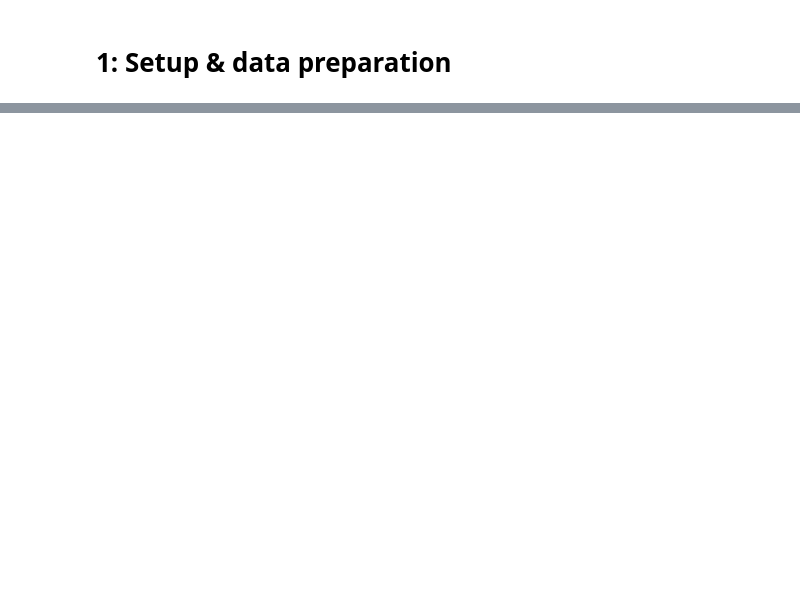
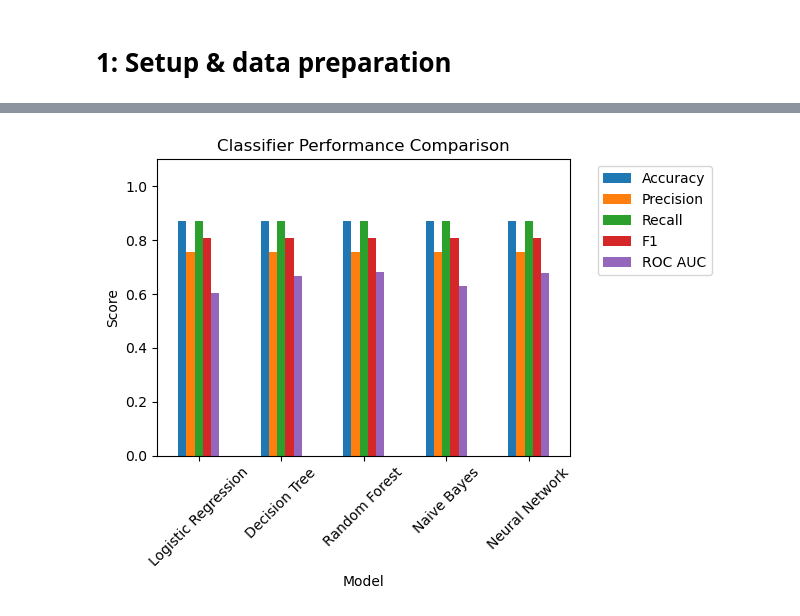
Before and after one commit to ErwannL/Fitbit, a Jupyter notebook: src/algorithm.ipynb, the cells around one changed output, grey strips where cells are left out. Cells and saved outputs as stored; diff of their text form; code cells hidden in the pictures; blank space fills up the shorter version.

Commit message:
add end of comparison

```diff
--- a/src/algorithm.ipynb
+++ b/src/algorithm.ipynb
@@ -1046,0 +474,79 @@ COMPREHENSIVE MODEL COMPARISON - ACCURACY FOR ALL MODELS
+# %%
+from sklearn.linear_model import LogisticRegression
+from sklearn.tree import DecisionTreeClassifier
+from sklearn.ensemble import RandomForestClassifier
+from sklearn.naive_bayes import GaussianNB
+from sklearn.svm import SVC
+from sklearn.neural_network import MLPClassifier
+from sklearn.metrics import (accuracy_score, precision_score, recall_score, f1_score,
+                                roc_auc_score)
+import pandas as pd
+import matplotlib.pyplot as plt
+import scipy.sparse
+
+# Assuming X_train_preprocessed, X_test_preprocessed, y_class_train, and y_class_test are already defined
+
+# Check if the data is sparse and convert if necessary
+X_train_dense = X_train_preprocessed.toarray() if scipy.sparse.issparse(X_train_preprocessed) else X_train_preprocessed
+X_test_dense = X_test_preprocessed.toarray() if scipy.sparse.issparse(X_test_preprocessed) else X_test_preprocessed
+
+# Classifiers
+classifiers = {
+    "Logistic Regression": LogisticRegression(max_iter=1000, random_state=42),
+    "Decision Tree": DecisionTreeClassifier(max_depth=3, random_state=42),
+    "Random Forest": RandomForestClassifier(n_estimators=100, random_state=42),
+    "Naive Bayes": GaussianNB(),
+    "Neural Network": MLPClassifier(hidden_layer_sizes=(50,), max_iter=1000, random_state=42)
+}
+
+print("="*50)
+print("ALL CLASSIFIERS COMPARISON")
+print("="*50)
+
+clf_results = []
+for name, clf in classifiers.items():
+    # Fit and predict
+    if name == "Naive Bayes":
+        # Naive Bayes needs dense array
+        clf.fit(X_train_dense, y_class_train)
+        y_pred = clf.predict(X_test_dense)
+        y_proba = clf.predict_proba(X_test_dense)[:, 1] if hasattr(clf, "predict_proba") else None
+    else:
+        clf.fit(X_train_preprocessed, y_class_train)
+        y_pred = clf.predict(X_test_preprocessed)
+        y_proba = clf.predict_proba(X_test_preprocessed)[:, 1] if hasattr(clf, "predict_proba") else None
+
+    # Calculate metrics
+    accuracy = accuracy_score(y_class_test, y_pred)
+    precision = precision_score(y_class_test, y_pred, average='weighted', zero_division=0)
+    recall = recall_score(y_class_test, y_pred, average='weighted', zero_division=0)
+    f1 = f1_score(y_class_test, y_pred, average='weighted', zero_division=0)
+    roc_auc = roc_auc_score(y_class_test, y_proba) if y_proba is not None else None
+
+    clf_results.append({
+        'Model': name,
+        'Type': 'Classifier',
+        'Accuracy': accuracy,
+        'Precision': precision,
+        'Recall': recall,
+        'F1': f1,
+        'ROC AUC': roc_auc,
+    })
+
+# Display classifier results
+classifiers_df = pd.DataFrame(clf_results).sort_values('Accuracy', ascending=False)
+print(classifiers_df)
+
+# Plot comparison for classifiers
+if not classifiers_df.empty:
+    plt.figure(figsize=(14, 6))
+    classifiers_df.set_index('Model')[['Accuracy', 'Precision', 'Recall', 'F1', 'ROC AUC']].plot(
+        kind='bar', rot=45
+    )
+    plt.title('Classifier Performance Comparison')
+    plt.ylabel('Score')
+    plt.ylim(0, 1.1)
+    plt.legend(bbox_to_anchor=(1.05, 1))
+    plt.tight_layout()
+    plt.show()
+# %% [output]
@@ -1046,0 +570 @@ COMPREHENSIVE MODEL COMPARISON - ACCURACY FOR ALL MODELS
+[figure, added]
```
Also changed, not shown: parts of 40 cells of this notebook, 1 other file.
